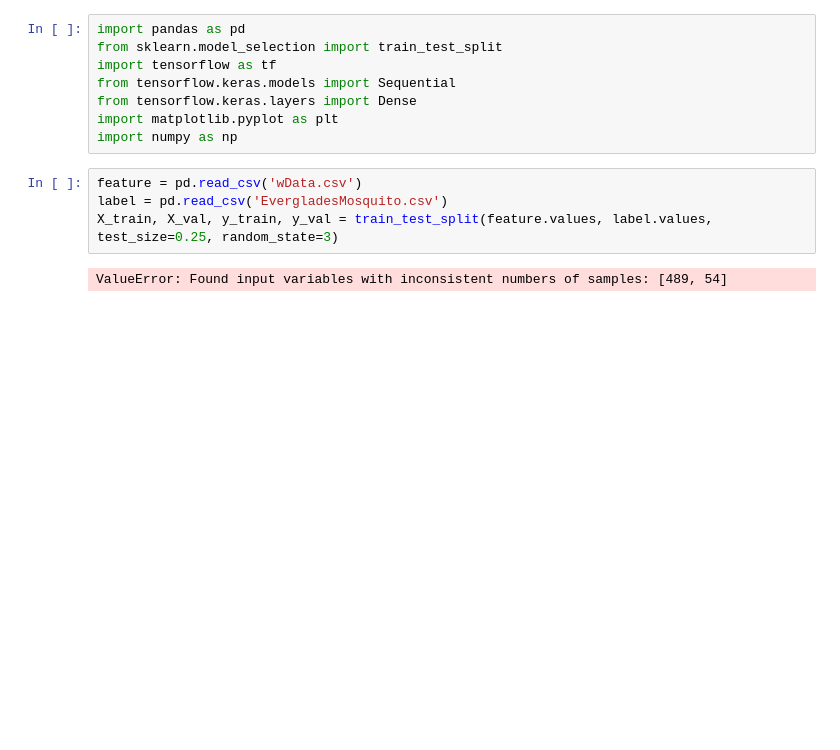
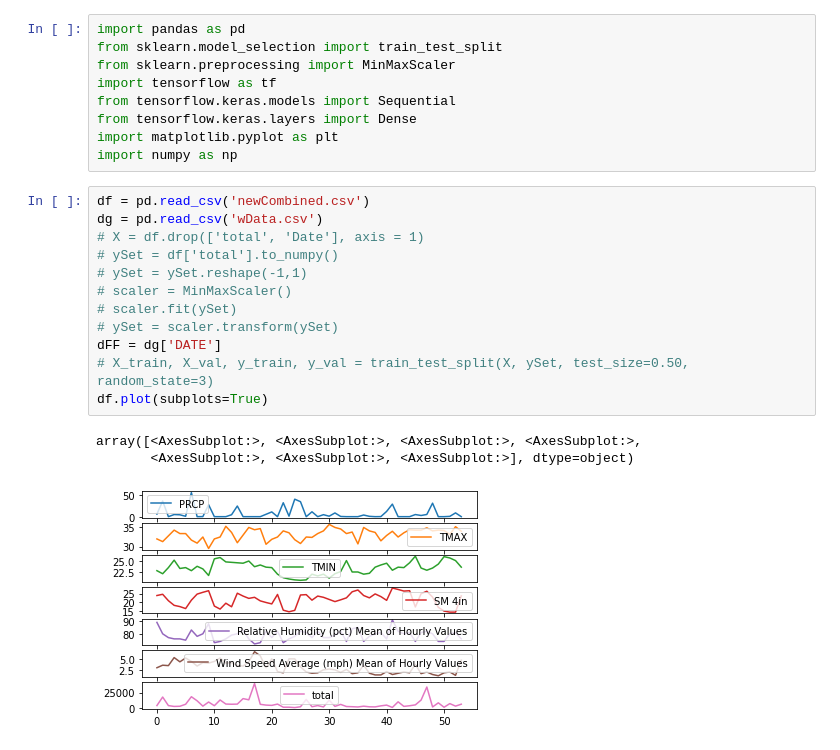
Before and after one commit to EricGalluzzi/Mosquito, a Jupyter notebook: ML/Algorithm.ipynb, the cells around one changed output. Saved outputs shown, nothing was run; the diff lists cells and outputs as text; blank space fills up the shorter version.

```diff
--- a/ML/Algorithm.ipynb
+++ b/ML/Algorithm.ipynb
@@ -1,14 +21,25 @@
 # %%
 import pandas as pd
 from sklearn.model_selection import train_test_split
+from sklearn.preprocessing import MinMaxScaler
 import tensorflow as tf
 from tensorflow.keras.models import Sequential
 from tensorflow.keras.layers import Dense
 import matplotlib.pyplot as plt
 import numpy as np
-# %%
-feature = pd.read_csv('wData.csv')
-label = pd.read_csv('EvergladesMosquito.csv')
-X_train, X_val, y_train, y_val = train_test_split(feature.values, label.values, test_size=0.25, random_state=3)
-# %% [output]
-ValueError: Found input variables with inconsistent numbers of samples: [489, 54]
+# %%
+df = pd.read_csv('newCombined.csv')
+dg = pd.read_csv('wData.csv')
+# X = df.drop(['total', 'Date'], axis = 1)
+# ySet = df['total'].to_numpy()
+# ySet = ySet.reshape(-1,1)
+# scaler = MinMaxScaler()
+# scaler.fit(ySet)
+# ySet = scaler.transform(ySet)
+dFF = dg['DATE']
+# X_train, X_val, y_train, y_val = train_test_split(X, ySet, test_size=0.50, random_state=3)
+df.plot(subplots=True)
+# %% [output]
+array([<AxesSubplot:>, <AxesSubplot:>, <AxesSubplot:>, <AxesSubplot:>,
+       <AxesSubplot:>, <AxesSubplot:>, <AxesSubplot:>], dtype=object)
+[figure, added]
```
Also changed, not shown: parts of 7 cells of this notebook, 28 other files.
